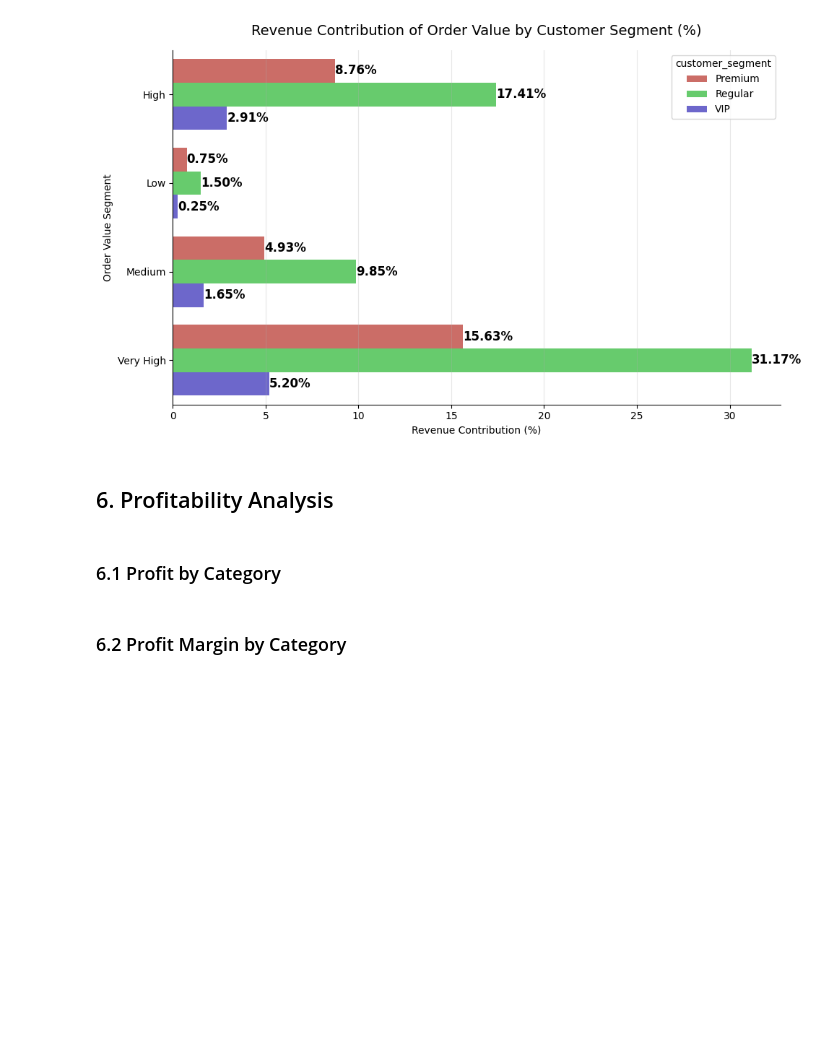
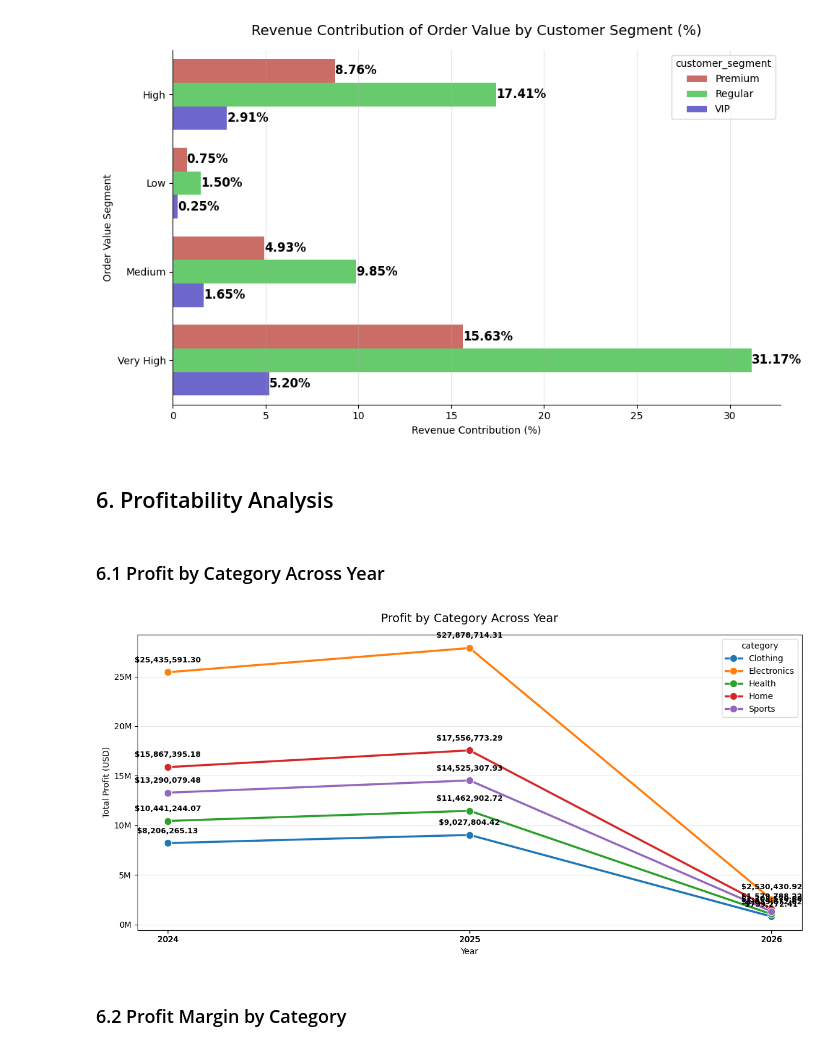
Before and after one commit to judiellegaspina/Ecommerce-EDA-and-Sales-Prediction, a Jupyter notebook: 05_Sales_Analysis.ipynb, the cells around one changed output. Drawn from its saved outputs; the diff is of its cells as text; code cells hidden in the pictures; blank space fills up the shorter version.

Commit message:
initial analysis for Profitability

```diff
--- a/05_Sales_Analysis.ipynb
+++ b/05_Sales_Analysis.ipynb
@@ -784,6 +784,49 @@ plt.show()
 # %% [markdown]
 ## 6. Profitability Analysis
 # %% [markdown]
-### 6.1 Profit by Category
+### 6.1 Profit by Category Across Year
+# %%
+category_profit = (
+    sales_df
+    .groupby(['order_year', 'category'])['profit_usd']
+    .sum()
+    .reset_index()
+)
+
+plt.figure(figsize=(12, 6))
+
+ax = sns.lineplot(
+    data=category_profit,
+    x='order_year',
+    y='profit_usd',
+    marker='o',
+    markersize=9,
+    linewidth=2.5,
+    palette='tab10',
+    hue='category'
+)
+
+for x, y in zip(category_profit['order_year'], category_profit['profit_usd']):
+    ax.annotate(
+        f'${y:,.2f}',
+        (x, y),
+        textcoords='offset points',
+        xytext=(0, 12),
+        ha='center',
+        fontsize=9,
+        fontweight='bold',
+        color='black'
+    )
+
+plt.title('Profit by Category Across Year', fontsize=14, pad=15)
+plt.xlabel('Year')
+plt.ylabel('Total Profit (USD)')
+plt.xticks(category_profit['order_year'])
+plt.gca().yaxis.set_major_formatter(plt.FuncFormatter(lambda x, _: f'{x/1e6:.0f}M'))
+plt.grid(axis='y', alpha=0.3)
+plt.tight_layout()
+plt.show()
+# %% [output]
+[figure, added]
 # %% [markdown]
 ### 6.2 Profit Margin by Category
```
Also changed, not shown: parts of 4 cells of this notebook.
